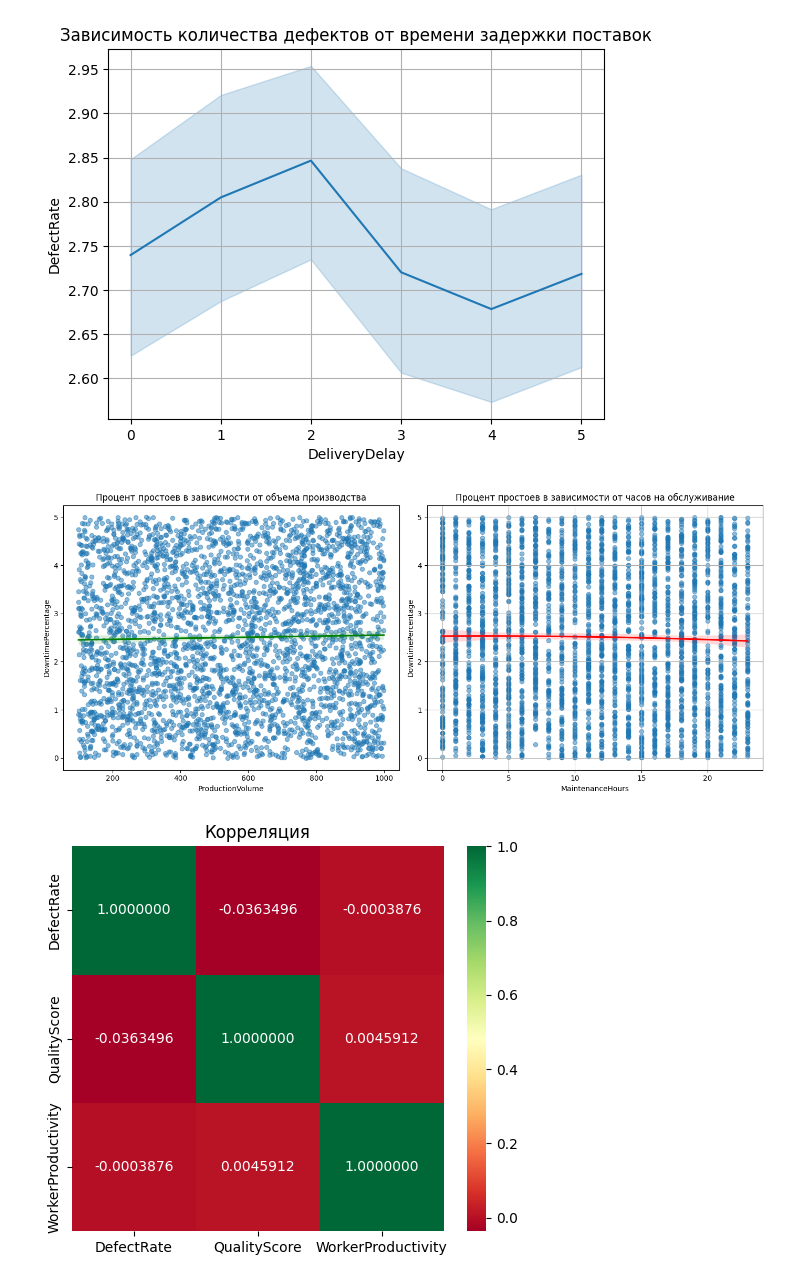
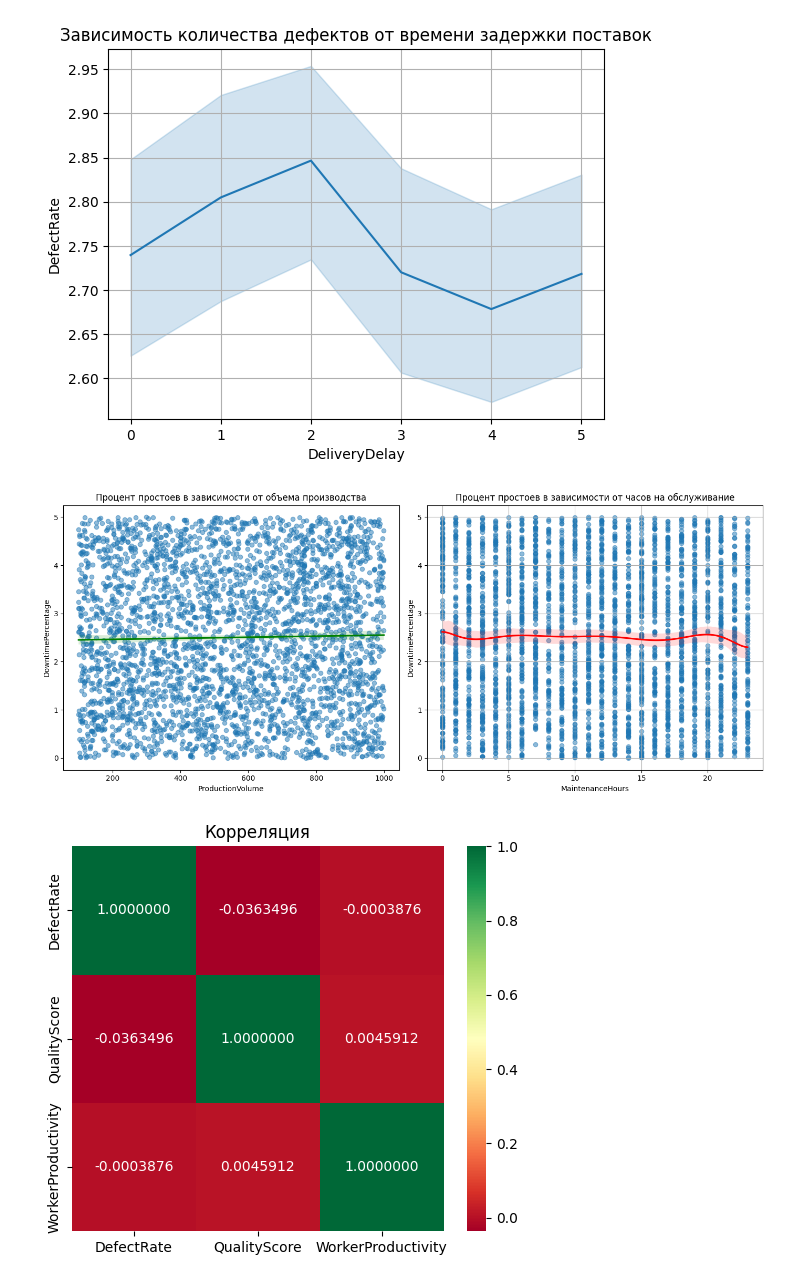
Before and after one commit to Alohamaan/Forecating-defects-in-production, a Jupyter notebook: end.ipynb, the cells around one changed output. Drawn from its saved outputs; the diff is of its cells as text; code cells hidden in the pictures.

```diff
--- a/end.ipynb
+++ b/end.ipynb
@@ -38,27 +38,27 @@ plt.grid()
 # %%
 # 2 вопрос
 # Создание графиков
 fig, ax = plt.subplots(1, 2, figsize = (14, 6))
 
 # График 1:
 sns.regplot(x = "ProductionVolume", y = "DowntimePercentage", data = df, ax = ax[0], scatter_kws = {"alpha":0.5}, line_kws = {"color":"green"})
 ax[0].set_title("Процент простоев в зависимости от объема производства")
 ax[0].set_xlabel("ProductionVolume")
 ax[0].set_ylabel('DowntimePercentage')
 
 # График 2:
-sns.regplot(x = "MaintenanceHours", y = "DowntimePercentage", data = df, ax = ax[1], scatter_kws = {"alpha":0.5}, line_kws = {"color":"red"}, order = 2)
+sns.regplot(x = "MaintenanceHours", y = "DowntimePercentage", data = df, ax = ax[1], scatter_kws = {"alpha":0.5}, line_kws = {"color":"red"}, order = 10)
 ax[1].set_title("Процент простоев в зависимости от часов на обслуживание")
 ax[1].set_xlabel("MaintenanceHours")
 ax[1].set_ylabel("DowntimePercentage")
 
 # Отображение графиков
 plt.tight_layout()
-plt.savefig("downtime_dependencies_with_regression.png")
+plt.savefig('2')
 plt.grid()
 plt.show()
 # %% [output]
-[figure, old version]
+[figure, new version]
 # %%
 # 3 вопрос
 que = df[['DefectRate', 'QualityScore', 'WorkerProductivity']].corr()
```
Also changed, not shown: 1 other file.
